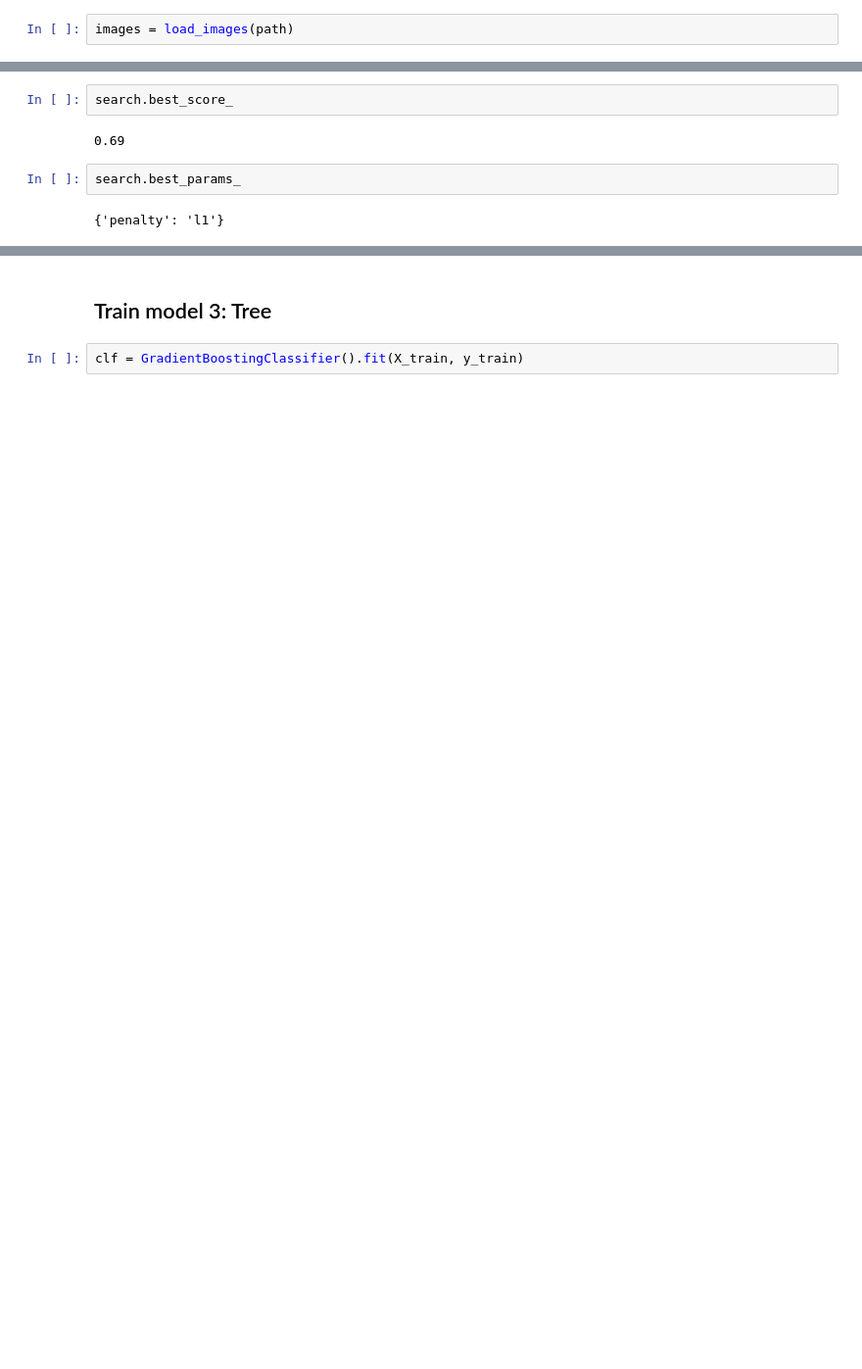
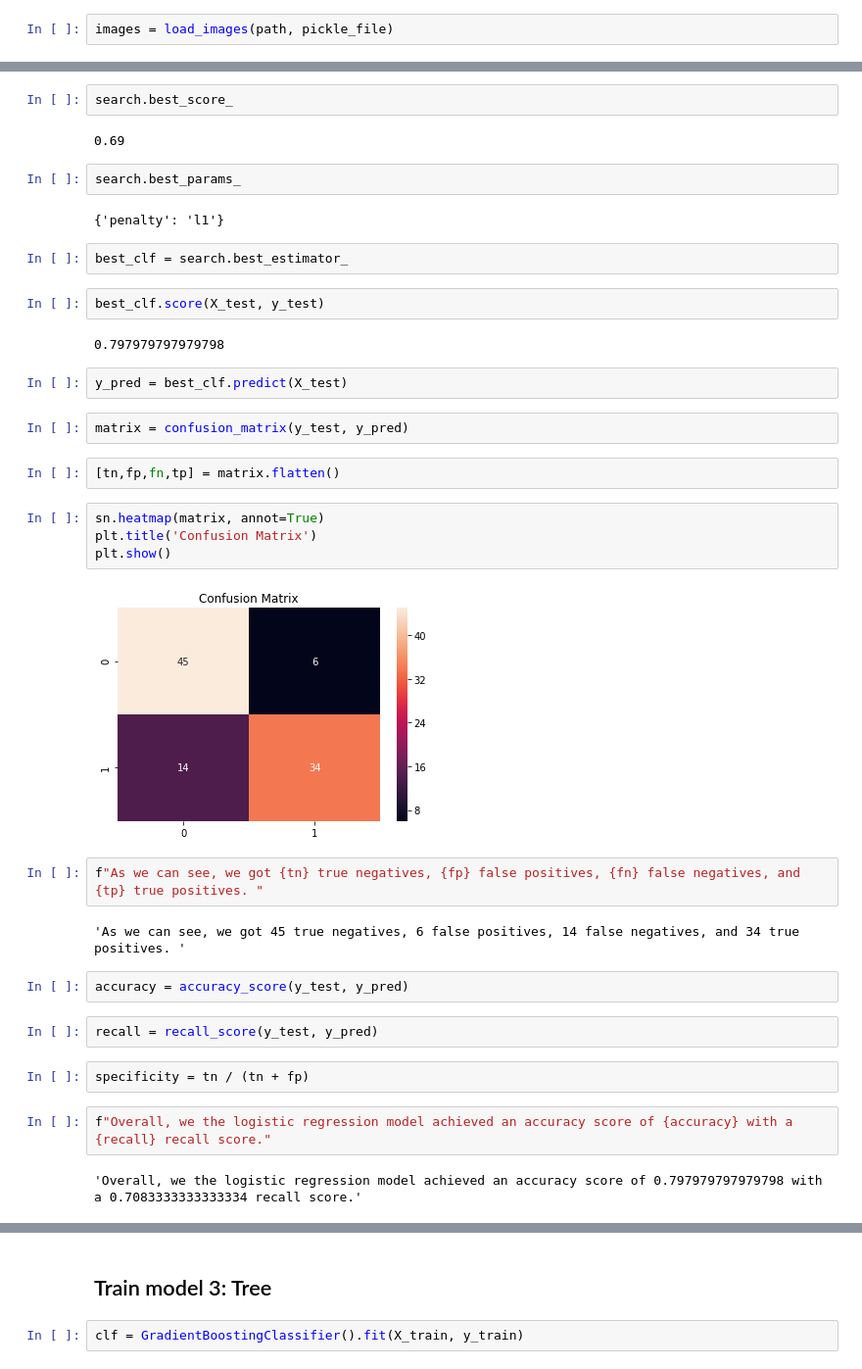
Before and after one commit to edgar971/stats-542-group-project, a Jupyter notebook: question1.ipynb, the cells around one changed output, grey strips where cells are left out. Shown at 98% size. Saved outputs shown, nothing was run; the diff lists cells and outputs as text; blank space fills up the shorter version.

```diff
--- a/question1.ipynb
+++ b/question1.ipynb
@@ -64,7 +83,7 @@ def prepare_images_for_training(images):
 
   return np.array(x),np.array(y)
 # %%
-images = load_images(path)
+images = load_images(path, pickle_file)
 # %%
 show_sample(images)
 # %% [output]
@@ -148,3 +196,35 @@ search.best_score_
 search.best_params_
 # %% [output]
 {'penalty': 'l1'}
+# %%
+best_clf = search.best_estimator_
+# %%
+best_clf.score(X_test, y_test)
+# %% [output]
+0.797979797979798
+# %%
+y_pred = best_clf.predict(X_test)
+# %%
+matrix = confusion_matrix(y_test, y_pred)
+# %%
+[tn,fp,fn,tp] = matrix.flatten()
+# %%
+sn.heatmap(matrix, annot=True)
+plt.title('Confusion Matrix')
+plt.show()
+# %% [output]
+[figure, added]
+# %%
+f"As we can see, we got {tn} true negatives, {fp} false positives, {fn} false negatives, and {tp} true positives. "
+# %% [output]
+'As we can see, we got 45 true negatives, 6 false positives, 14 false negatives, and 34 true positives. '
+# %%
+accuracy = accuracy_score(y_test, y_pred)
+# %%
+recall = recall_score(y_test, y_pred)
+# %%
+specificity = tn / (tn + fp)
+# %%
+f"Overall, we the logistic regression model achieved an accuracy score of {accuracy} with a {recall} recall score."
+# %% [output]
+'Overall, we the logistic regression model achieved an accuracy score of 0.797979797979798 with a 0.7083333333333334 recall score.'
```
Also changed, not shown: parts of 51 cells of this notebook, 1 other file.
